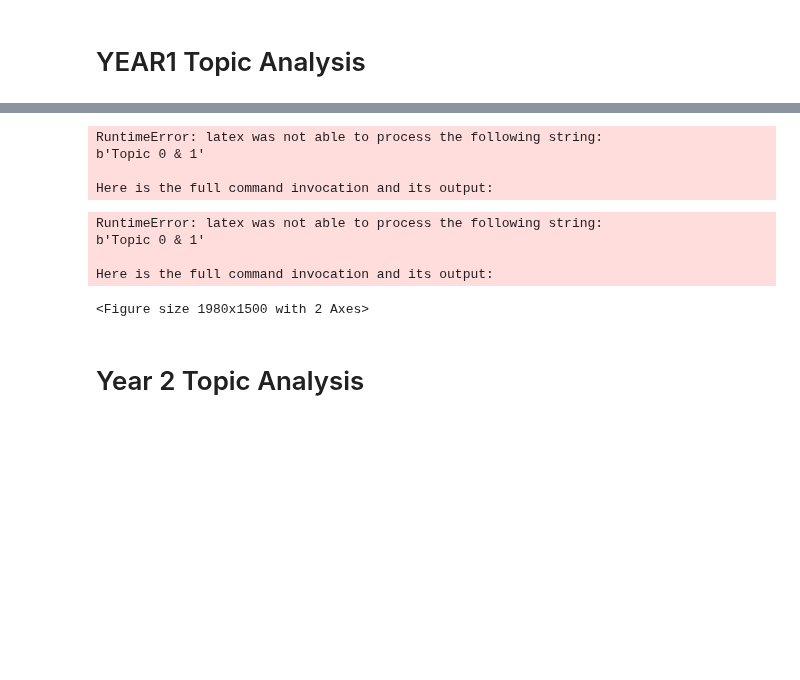
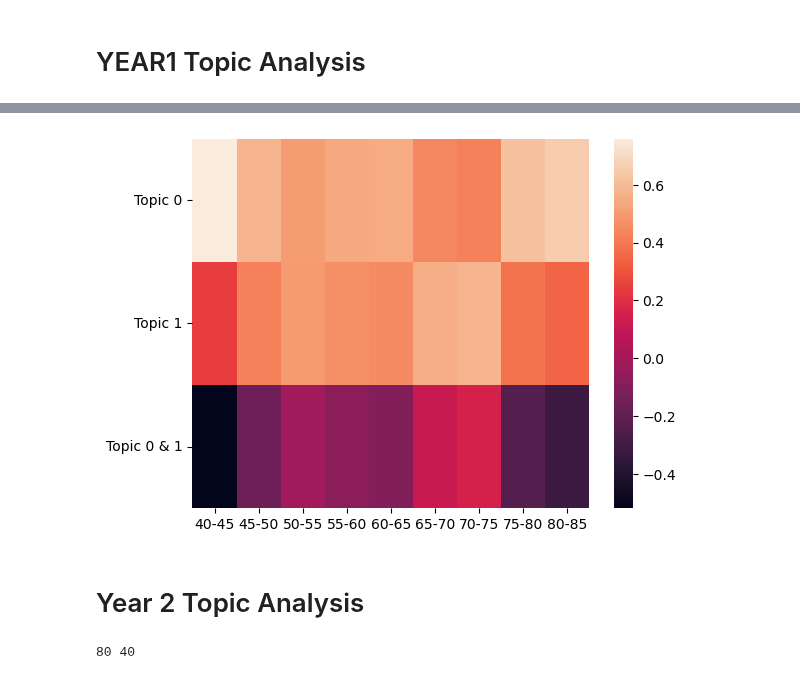
Before and after one commit to jiayang-zhang/nlp-physicseducation, a Jupyter notebook: sankey-heatmap.ipynb, the cells around one changed output, grey strips where cells are left out. Saved outputs shown, nothing was run; the diff lists cells and outputs as text; code cells hidden in the pictures; blank space fills up the shorter version.

```diff
--- a/sankey-heatmap.ipynb
+++ b/sankey-heatmap.ipynb
@@ -138,48 +140,47 @@ No artists with labels found to put in legend.  Note that artists whose label st
 # %%
-range_grade = np.arange(45, 90, 5) # [45 50 55 60 65 70 75 80 85]
+range_grade = np.arange(40, 90, 5) # [40 45 50 55 60 65 70 75 80 85 90]
 
 heatmap_x = []
 heatmap_y_topic0 = []
 heatmap_y_topic1 = []
 heatmap_y_sum = []
 
 for i, grade in enumerate(range_grade): # combined weights
-    if i == 8:
+    if i ==9:
         break
     heatmap_x.append( np.sum(range_grade[i] + range_grade[i+1])/2 ) #heatmap x
 
     df = df_y1.loc[(df_y1['GS percent'] >= range_grade[i]) & (df_y1['GS percent'] < range_grade[i+1])] # reports that has the grade required
 
     row_number = len(df.index)# number of reports
     topic_zero_weight = df['0'].sum()
     topic_one_weight = df['1'].sum()
 
     heatmap_y_topic0.append(topic_zero_weight/row_number) # heatmap y - topic0
     heatmap_y_topic1.append(topic_one_weight/row_number)  # heatmap y - topic1
     heatmap_y_sum.append( (topic_zero_weight*(-1)+topic_one_weight)/ row_number ) # heatmap y - both topics
 
 
 
 fig, ax = plt.subplots()
 y_axis_labels = ['Topic 0', 'Topic 1', 'Topic 0 & 1']
-xticklabels = ['45-50', '50-55', '55-60', '60-65', '65-70', '70-75', '75-80', '80-85']
+xticklabels = ['40-45', '45-50', '50-55', '55-60', '60-65', '65-70', '70-75', '75-80', '80-85']
 svm = seaborn.heatmap([heatmap_y_topic0,heatmap_y_topic1, heatmap_y_sum], yticklabels=y_axis_labels, xticklabels = xticklabels)
 plt.yticks(rotation=0)
 
 figure = svm.get_figure()
 figure.savefig('figures/heatmap/Year1-heatmap.png', dpi=600, bbox_inches = 'tight')
 # %% [output]
-RuntimeError: latex was not able to process the following string:
-b'Topic 0 & 1'
-
-Here is the full command invocation and its output:
-RuntimeError: latex was not able to process the following string:
-b'Topic 0 & 1'
-
-Here is the full command invocation and its output:
-<Figure size 1980x1500 with 2 Axes>
+[figure, added]
 # %% [markdown]
 # Year 2 Topic Analysis
+# %%
+# find min and max grades
+max_grade = max(df_y2['Interferometry percent'])
+min_grade = min(df_y2['Interferometry percent'])
+print(max_grade, min_grade) # 决定采用区间 45 - 85, step size 1
+# %% [output]
+80 40
 # %%
 range_grade = np.arange(40, 85, 5)
 
```
Also changed, not shown: parts of 3 cells of this notebook, 2 other files.
